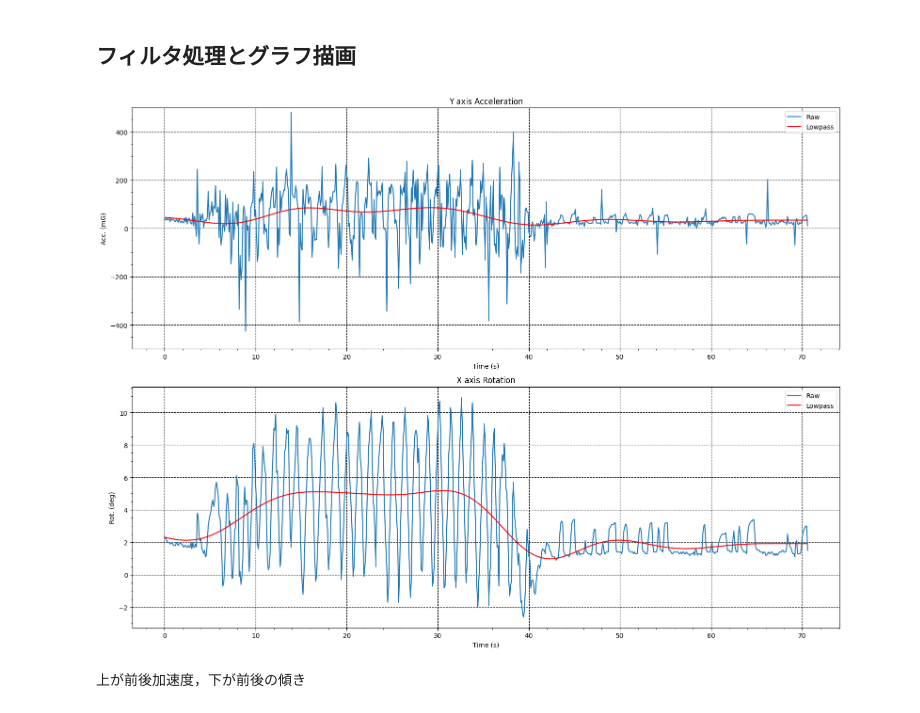
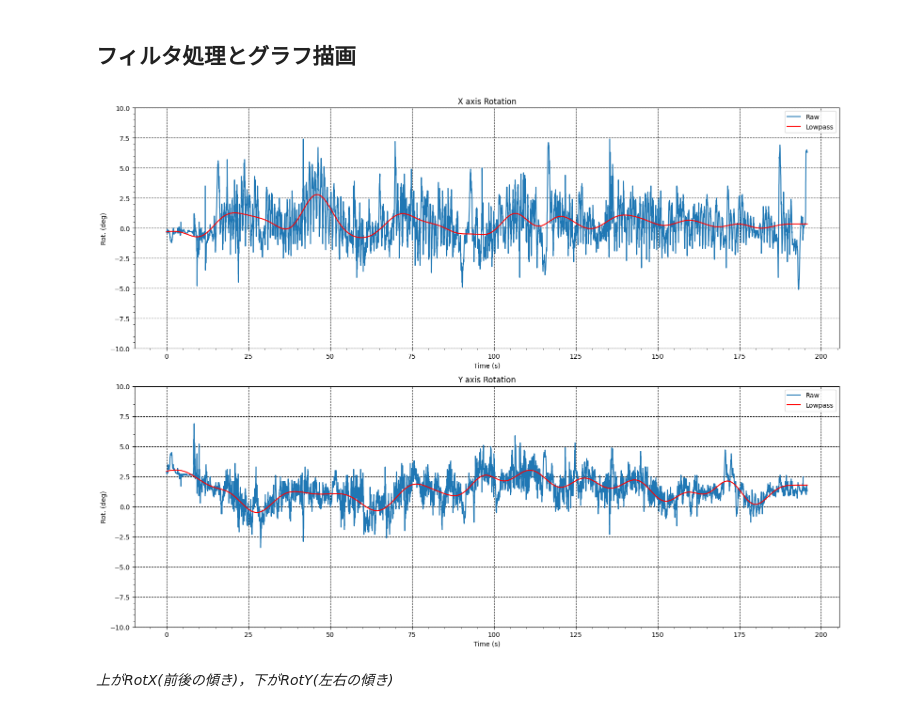
Before and after one commit to yasyamauchi/education, a Jupyter notebook: m5Stack_IMU2025.ipynb, the cells around one changed output. Drawn from its saved outputs; the diff is of its cells as text; code cells hidden in the pictures.

```diff
--- a/m5Stack_IMU2025.ipynb
+++ b/m5Stack_IMU2025.ipynb
@@ -24,52 +29,56 @@ def lowpass(x, samplerate, fp, fs, gpass, gstop):
 # %% [markdown]
 ## 次でデータファイル名を指定する
 # %%
-m5stack = np.loadtxt('A.csv',delimiter=',',skiprows=1)
+m5stack = np.loadtxt('C.csv',delimiter=',',skiprows=1)
 # %% [markdown]
 ## フィルタ処理とグラフ描画
 # %%
-samplerate = 10 # サンプリング周波数は10Hz
+samplerate = 40 # サンプリング周波数は10Hz
 fp = 0.08 # 通過域端周波数[Hz]
 fs = 0.2 # 阻止域端周波数[Hz]
 gpass = 3 # 通過域端最大損失[dB]
 gstop = 40 # 阻止域端最小損失[dB]
 
 x = np.arange(0, m5stack.shape[0]) / samplerate
+AccX = m5stack[:,4]
 AccY = m5stack[:,5]
+AccZ = m5stack[:,6]
 RotX = m5stack[:,7]
+RotY = m5stack[:,8]
 
 # ローパスをする関数を実行
-AccY_lofilt = lowpass(AccY, samplerate, fp, fs, gpass, gstop)
 RotX_lofilt = lowpass(RotX, samplerate, fp, fs, gpass, gstop)
+RotY_lofilt = lowpass(RotY, samplerate, fp, fs, gpass, gstop)
 
 # グラフ描画
 fig = plt.figure(figsize=(16,12))
 ax1 = fig.add_subplot(2, 1, 1)
 ax2 = fig.add_subplot(2, 1, 2)
 
-ax1.plot(x,AccY)
-ax1.plot(x,AccY_lofilt,'r')
+ax1.plot(x,RotX)
+ax1.plot(x,RotX_lofilt,'r')
 ax1.legend(['Raw','Lowpass'])
-ax1.set_title('Y axis Acceleration')
+ax1.set_title('X axis Rotation')
 ax1.set_xlabel('Time (s)')
-ax1.set_ylabel('Acc. (mG)')
-ax1.set_ylim(-500,500)
+ax1.set_ylabel('Rot. (deg)')
+ax1.set_ylim(-10,10)
 ax1.minorticks_on()
 ax1.grid(color="black", linestyle="--")
 
-ax2.plot(x,RotX)
-ax2.plot(x,RotX_lofilt,'r')
+ax2.plot(x,RotY)
+ax2.plot(x,RotY_lofilt,'r')
 ax2.legend(['Raw','Lowpass'])
-ax2.set_title('X axis Rotation')
+ax2.set_title('Y axis Rotation')
 ax2.set_xlabel('Time (s)')
 ax2.set_ylabel('Rot. (deg)')
+ax2.set_ylim(-10,10)
 ax2.minorticks_on()
 ax2.grid(color="black", linestyle="--")
 
 fig.tight_layout()              #レイアウトの設定
 #plt.savefig('up.png') # PNGファイルとしてグラフを保存
 plt.show()
 # %% [output]
-[figure, old version]
+[figure, new version]
-# %% [markdown]
-上が前後加速度，下が前後の傾き
+# %% [markdown]
+*上がRotX(前後の傾き)，下がRotY(左右の傾き)*
```
Also changed, not shown: parts of 4 cells of this notebook.
